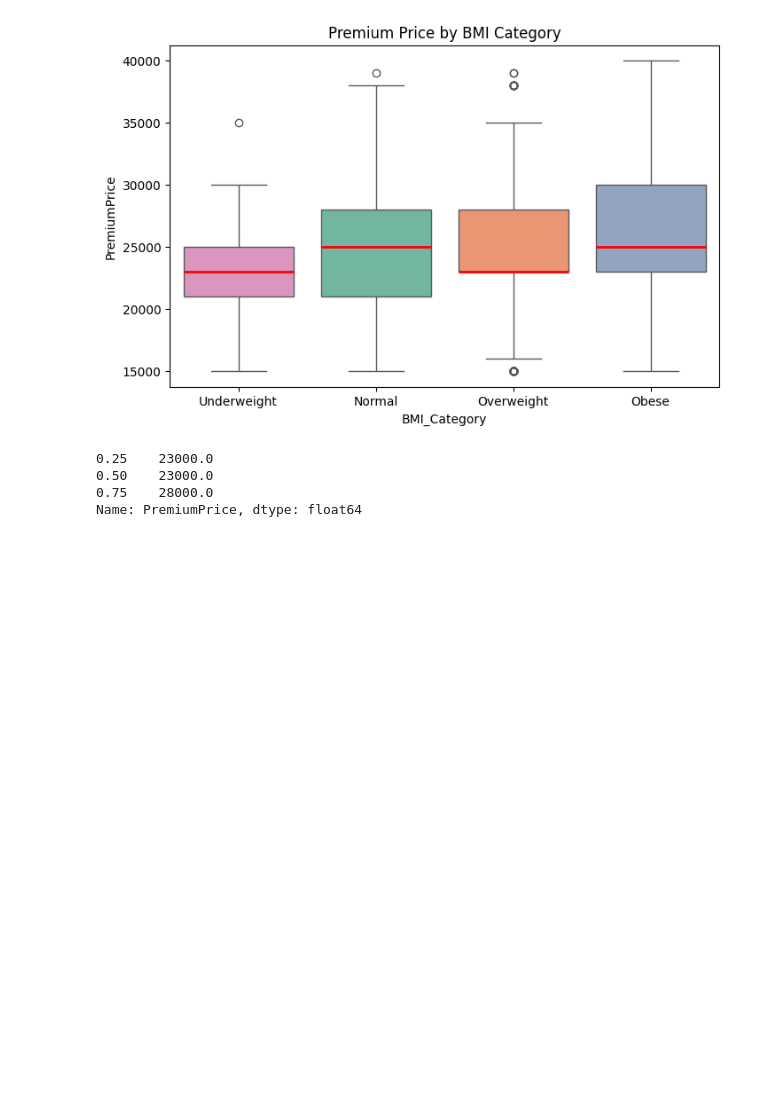
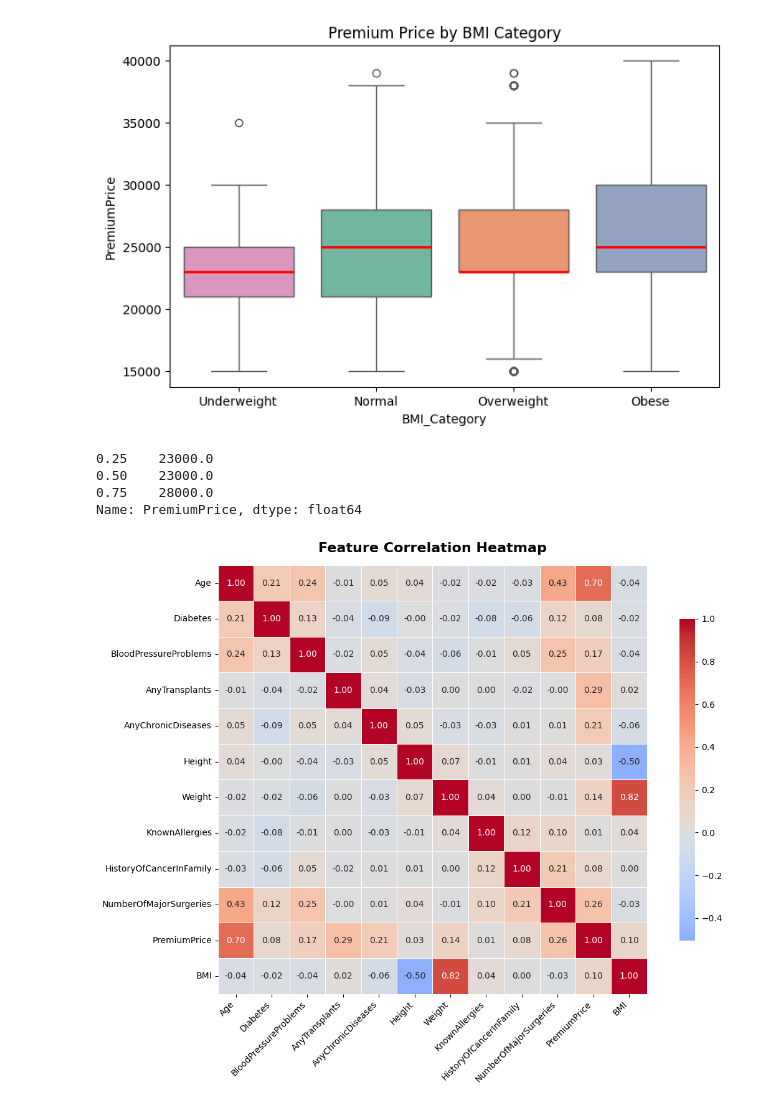
Before and after one commit to tamimdhbwgit/scientific_programming_lab, a Jupyter notebook: Final_Project/EDA_final_project.ipynb, the cells around one changed output. Cells and saved outputs as stored; diff of their text form; code cells hidden in the pictures; blank space fills up the shorter version.

Commit message:
Updated EDA with correlation heatmap

```diff
--- a/Final_Project/EDA_final_project.ipynb
+++ b/Final_Project/EDA_final_project.ipynb
@@ -137,3 +138,32 @@ print(df[df["BMI_Category"] == "Overweight"]["PremiumPrice"].quantile([0.25, 0.5
 0.50    23000.0
 0.75    28000.0
 Name: PremiumPrice, dtype: float64
+# %%
+# -----------------------------------------------------------
+# Feature Correlation Heatmap (full, all vs all)
+# -----------------------------------------------------------
+plt.figure(figsize=(12, 9))
+
+# select_dtypes avoids ValueError from string column 'BMICategory'
+corr = df.select_dtypes(include="number").corr()
+
+sns.heatmap(
+    corr,
+    annot=True,
+    fmt=".2f",
+    cmap="coolwarm",
+    center=0,
+    linewidths=0.5,
+    linecolor="white",
+    square=True,
+    cbar_kws={"shrink": 0.75},
+)
+
+plt.title("Feature Correlation Heatmap", fontsize=16, fontweight="bold", pad=15)
+plt.xticks(rotation=45, ha="right", fontsize=10)
+plt.yticks(rotation=0, fontsize=10)
+plt.tight_layout()
+plt.savefig("chart_correlation_heatmap.png", dpi=150)
+plt.show()
+# %% [output]
+[figure, added]
```
Also changed, not shown: parts of 1 cell of this notebook, 2 other files.
